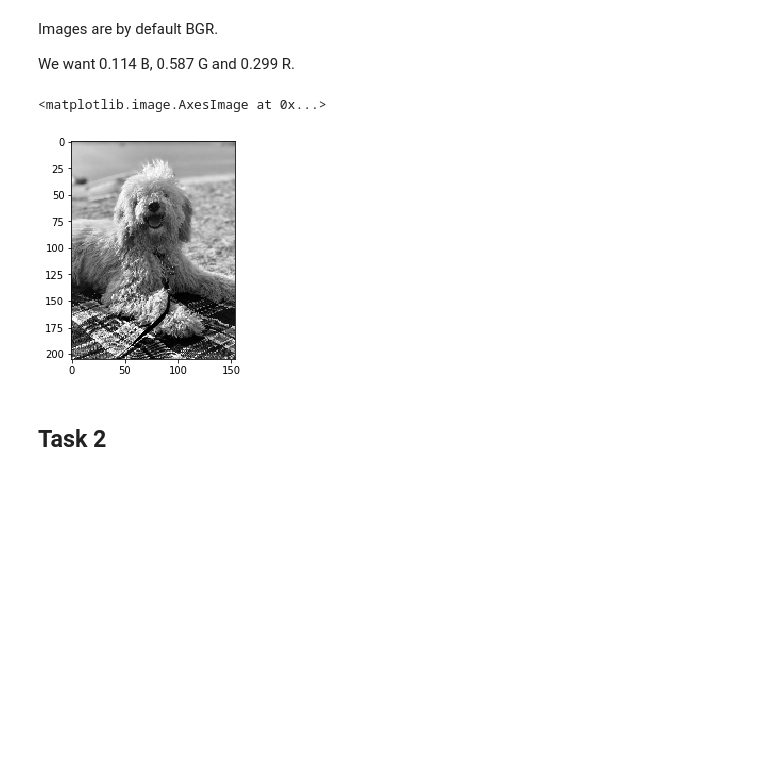
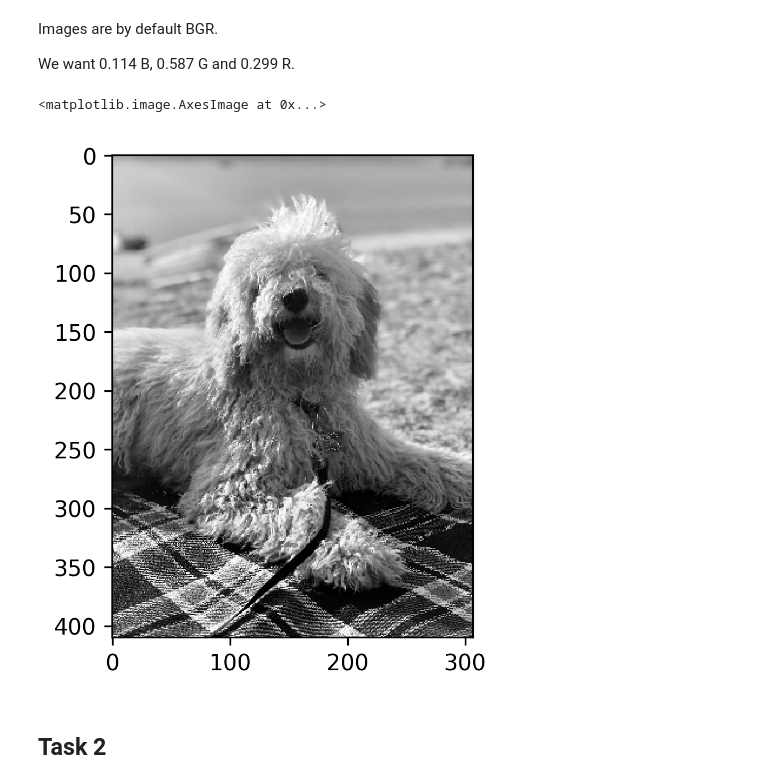
Before and after one commit to alexytsu/UNSW, a Jupyter notebook: COMP9517/assignments/ass1/ass1.ipynb, the cells around one changed output. Saved outputs shown, nothing was run; the diff lists cells and outputs as text; code cells hidden in the pictures; blank space fills up the shorter version.

```diff
--- a/COMP9517/assignments/ass1/ass1.ipynb
+++ b/COMP9517/assignments/ass1/ass1.ipynb
@@ -6,10 +6,13 @@
 import cv2
 import numpy as np
 import matplotlib.pyplot as plt
-from scipy import stats
+import scipy
+
+import matplotlib as mpl
+mpl.rcParams['figure.dpi'] = 300
 # %%
 dog_img = cv2.imread("img/dog.jpg")
-dog_img = cv2.resize(dog_img,None,fx=0.1,fy=0.1)
+dog_img = cv2.resize(dog_img,None,fx=0.2,fy=0.2)
 
 plt.imshow(dog_img)
 # %% [output]
@@ -20,12 +23,14 @@ Images are by default BGR.
 
 We want 0.114 B, 0.587 G and 0.299 R.
 # %%
-dog_img_gray = dog_img[:,:,0] * 0.114 + dog_img[:,:,1] * 0.587 + dog_img[:,:,2] * 0.299
-dog_img_gray = np.array(dog_img_gray, dtype=np.uint8)
+def make_gray(img):
+    return img[:,:,0] * 0.114 + img[:,:,1] * 0.587 + img[:,:,2] * 0.299
+
+dog_img_gray = make_gray(dog_img)
 plt.imshow(dog_img_gray, cmap='gray', vmin=0, vmax=255)
 # %% [output]
 <matplotlib.image.AxesImage at 0x...>
-[figure, old version]
+[figure, new version]
 # %% [markdown]
 ## Task 2
 # %%
```
Also changed, not shown: parts of 7 cells of this notebook.
